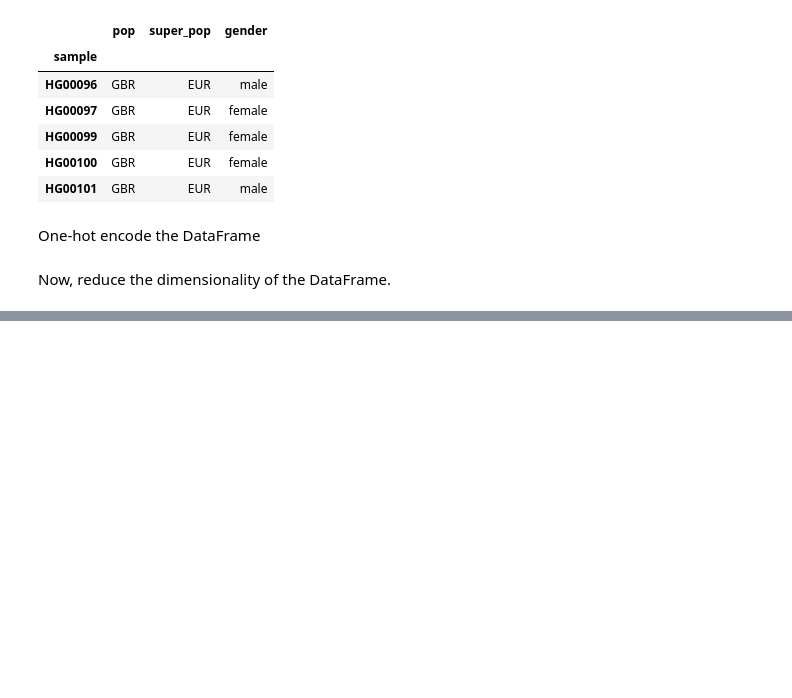
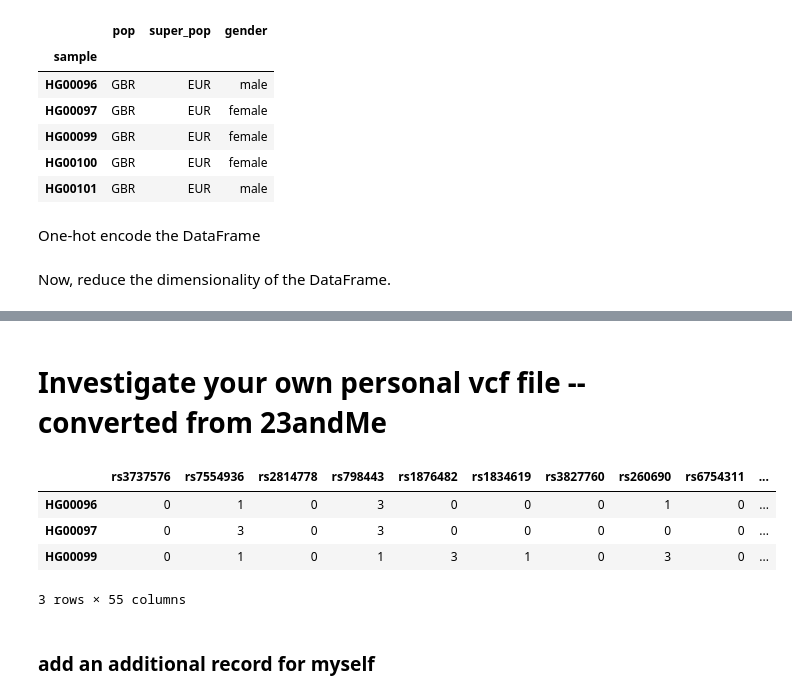
Before and after one commit to arvkevi/tgviz, a Jupyter notebook: notebooks/plot_walkthrough.ipynb, the cells around one changed output, grey strips where cells are left out. Saved outputs shown, nothing was run; the diff lists cells and outputs as text; code cells hidden in the pictures; blank space fills up the shorter version.

```diff
--- a/notebooks/plot_walkthrough.ipynb
+++ b/notebooks/plot_walkthrough.ipynb
@@ -159,0 +164,12 @@ plot_samples(X_emb, x_component=1, y_component=2)
+# %% [markdown]
+# Investigate your own personal vcf file -- converted from 23andMe
+# %%
+df.head(3)
+# %% [output]
+|  | rs3737576 | rs7554936 | rs2814778 | rs798443 | rs1876482 | rs1834619 | rs3827760 | rs260690 | rs6754311 | ... |
+| HG00096 | 0 | 1 | 0 | 3 | 0 | 0 | 0 | 1 | 0 | ... |
+| HG00097 | 0 | 3 | 0 | 3 | 0 | 0 | 0 | 0 | 0 | ... |
+| HG00099 | 0 | 1 | 0 | 1 | 3 | 1 | 0 | 3 | 0 | ... |
+3 rows × 55 columns
+# %% [markdown]
+### add an additional record for myself
```
Also changed, not shown: parts of 16 cells of this notebook, 2 other files.
